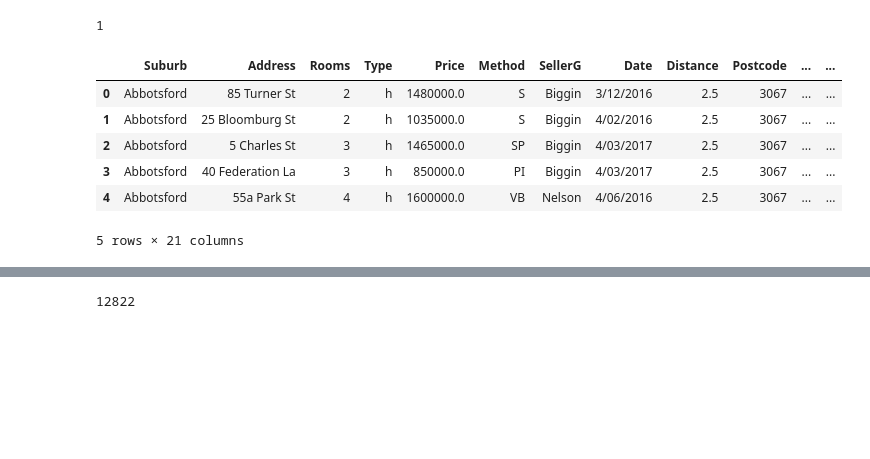
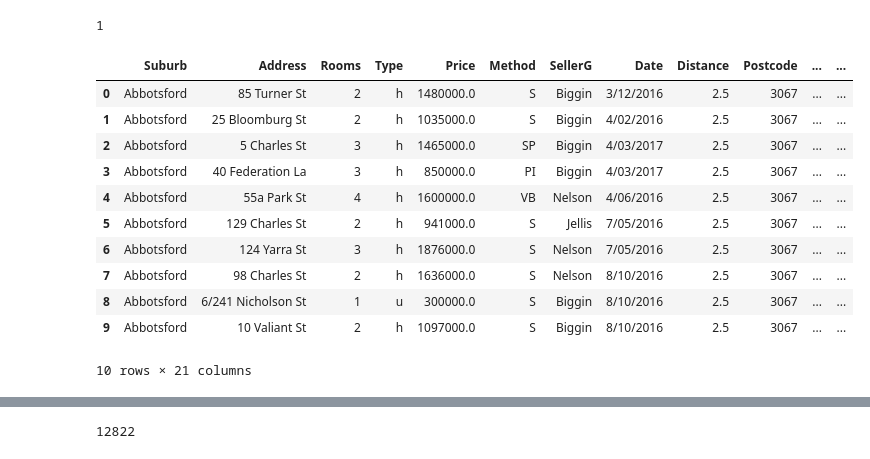
Before and after one commit to crazymarmot/Skillfactory, a Jupyter notebook: PY_10_Entering inPandas/first time in Pandas.ipynb, the cells around one changed output, grey strips where cells are left out. Drawn from its saved outputs; the diff is of its cells as text; code cells hidden in the pictures; blank space fills up the shorter version.

```diff
--- a/PY_10_Entering inPandas/first time in Pandas.ipynb
+++ b/PY_10_Entering inPandas/first time in Pandas.ipynb
@@ -10,19 +10,24 @@ display(round(abs(difference)))
 # %%
 import pandas as pd
 melb_data = pd.read_csv('data/melb_data_ps.csv', sep =',')
 melb_data.head()
 melb_df = melb_data.copy()
 melb_df.head()
 melb_df = melb_df.drop(['index', 'Coordinates'], axis=1)
-melb_df.head()
+melb_df.head(10)
 # %% [output]
 |  | Suburb | Address | Rooms | Type | Price | Method | SellerG | Date | Distance | Postcode | ... | ... |
 | 0 | Abbotsford | 85 Turner St | 2 | h | 1480000.0 | S | Biggin | 3/12/2016 | 2.5 | 3067 | ... | ... |
 | 1 | Abbotsford | 25 Bloomburg St | 2 | h | 1035000.0 | S | Biggin | 4/02/2016 | 2.5 | 3067 | ... | ... |
 | 2 | Abbotsford | 5 Charles St | 3 | h | 1465000.0 | SP | Biggin | 4/03/2017 | 2.5 | 3067 | ... | ... |
 | 3 | Abbotsford | 40 Federation La | 3 | h | 850000.0 | PI | Biggin | 4/03/2017 | 2.5 | 3067 | ... | ... |
 | 4 | Abbotsford | 55a Park St | 4 | h | 1600000.0 | VB | Nelson | 4/06/2016 | 2.5 | 3067 | ... | ... |
+| 5 | Abbotsford | 129 Charles St | 2 | h | 941000.0 | S | Jellis | 7/05/2016 | 2.5 | 3067 | ... | ... |
+| 6 | Abbotsford | 124 Yarra St | 3 | h | 1876000.0 | S | Nelson | 7/05/2016 | 2.5 | 3067 | ... | ... |
+| 7 | Abbotsford | 98 Charles St | 2 | h | 1636000.0 | S | Nelson | 8/10/2016 | 2.5 | 3067 | ... | ... |
+| 8 | Abbotsford | 6/241 Nicholson St | 1 | u | 300000.0 | S | Biggin | 8/10/2016 | 2.5 | 3067 | ... | ... |
+| 9 | Abbotsford | 10 Valiant St | 2 | h | 1097000.0 | S | Biggin | 8/10/2016 | 2.5 | 3067 | ... | ... |
-5 rows × 21 columns
+10 rows × 21 columns
 # %%
 melb_df['Date'] = pd.to_datetime(melb_df['Date'], dayfirst=True)
 melb_df['Monthsale'] = melb_df['Date'].dt.month
```
Also changed, not shown: parts of 26 cells of this notebook, 4 other files.
